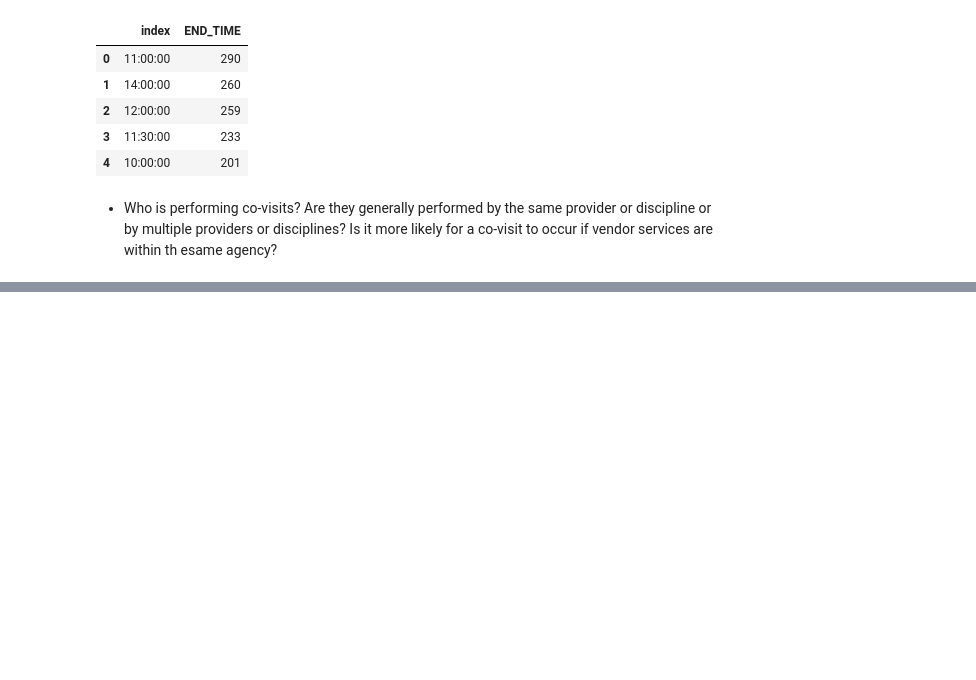
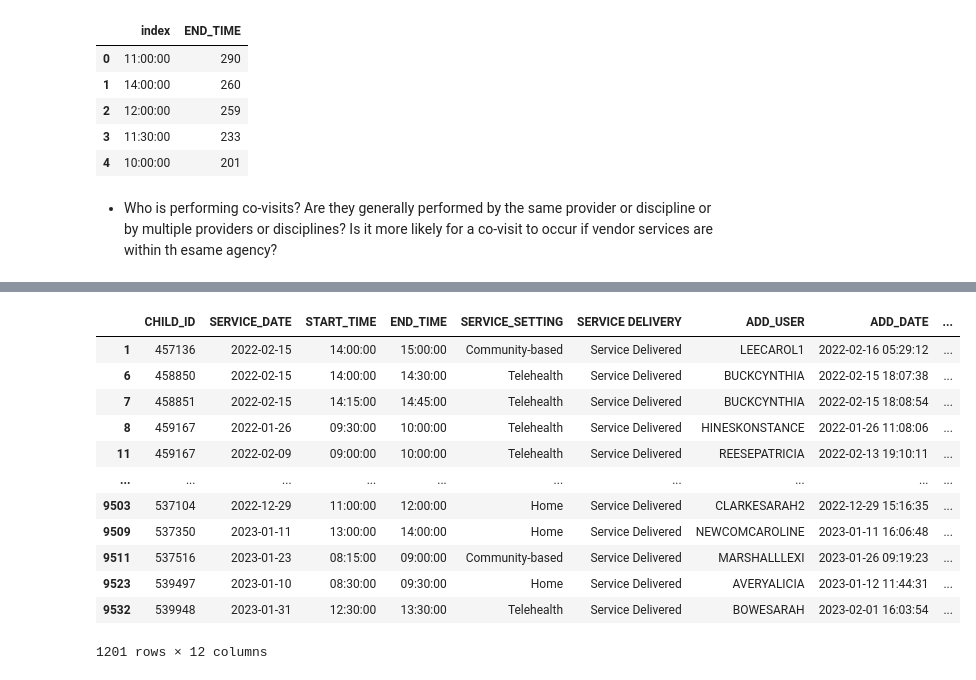
Before and after one commit to NSS-Data-Analytics-Cohort-8/teis_da8_1-dadboddenims, a Jupyter notebook: notebook/teis_data_explora.ipynb, the cells around one changed output, grey strips where cells are left out. Cells and saved outputs as stored; diff of their text form; code cells hidden in the pictures; blank space fills up the shorter version.

```diff
--- a/notebook/teis_data_explora.ipynb
+++ b/notebook/teis_data_explora.ipynb
@@ -240,0 +377,18 @@ agency
+# %%
+eira_agency = sd_child_covisits[sd_child_covisits['Agency Name'].str.contains('EIRA')]
+# %%
+eira_agency
+# %% [output]
+|  | CHILD_ID | SERVICE_DATE | START_TIME | END_TIME | SERVICE_SETTING | SERVICE DELIVERY | ADD_USER | ADD_DATE | ... |
+| 1 | 457136 | 2022-02-15 | 14:00:00 | 15:00:00 | Community-based | Service Delivered | LEECAROL1 | 2022-02-16 05:29:12 | ... |
+| 6 | 458850 | 2022-02-15 | 14:00:00 | 14:30:00 | Telehealth | Service Delivered | BUCKCYNTHIA | 2022-02-15 18:07:38 | ... |
+| 7 | 458851 | 2022-02-15 | 14:15:00 | 14:45:00 | Telehealth | Service Delivered | BUCKCYNTHIA | 2022-02-15 18:08:54 | ... |
+| 8 | 459167 | 2022-01-26 | 09:30:00 | 10:00:00 | Telehealth | Service Delivered | HINESKONSTANCE | 2022-01-26 11:08:06 | ... |
+| 11 | 459167 | 2022-02-09 | 09:00:00 | 10:00:00 | Telehealth | Service Delivered | REESEPATRICIA | 2022-02-13 19:10:11 | ... |
+| ... | ... | ... | ... | ... | ... | ... | ... | ... | ... |
+| 9503 | 537104 | 2022-12-29 | 11:00:00 | 12:00:00 | Home | Service Delivered | CLARKESARAH2 | 2022-12-29 15:16:35 | ... |
+| 9509 | 537350 | 2023-01-11 | 13:00:00 | 14:00:00 | Home | Service Delivered | NEWCOMCAROLINE | 2023-01-11 16:06:48 | ... |
+| 9511 | 537516 | 2023-01-23 | 08:15:00 | 09:00:00 | Community-based | Service Delivered | MARSHALLLEXI | 2023-01-26 09:19:23 | ... |
+| 9523 | 539497 | 2023-01-10 | 08:30:00 | 09:30:00 | Home | Service Delivered | AVERYALICIA | 2023-01-12 11:44:31 | ... |
+| 9532 | 539948 | 2023-01-31 | 12:30:00 | 13:30:00 | Telehealth | Service Delivered | BOWESARAH | 2023-02-01 16:03:54 | ... |
+1201 rows × 12 columns
```
Also changed, not shown: parts of 30 cells of this notebook.
